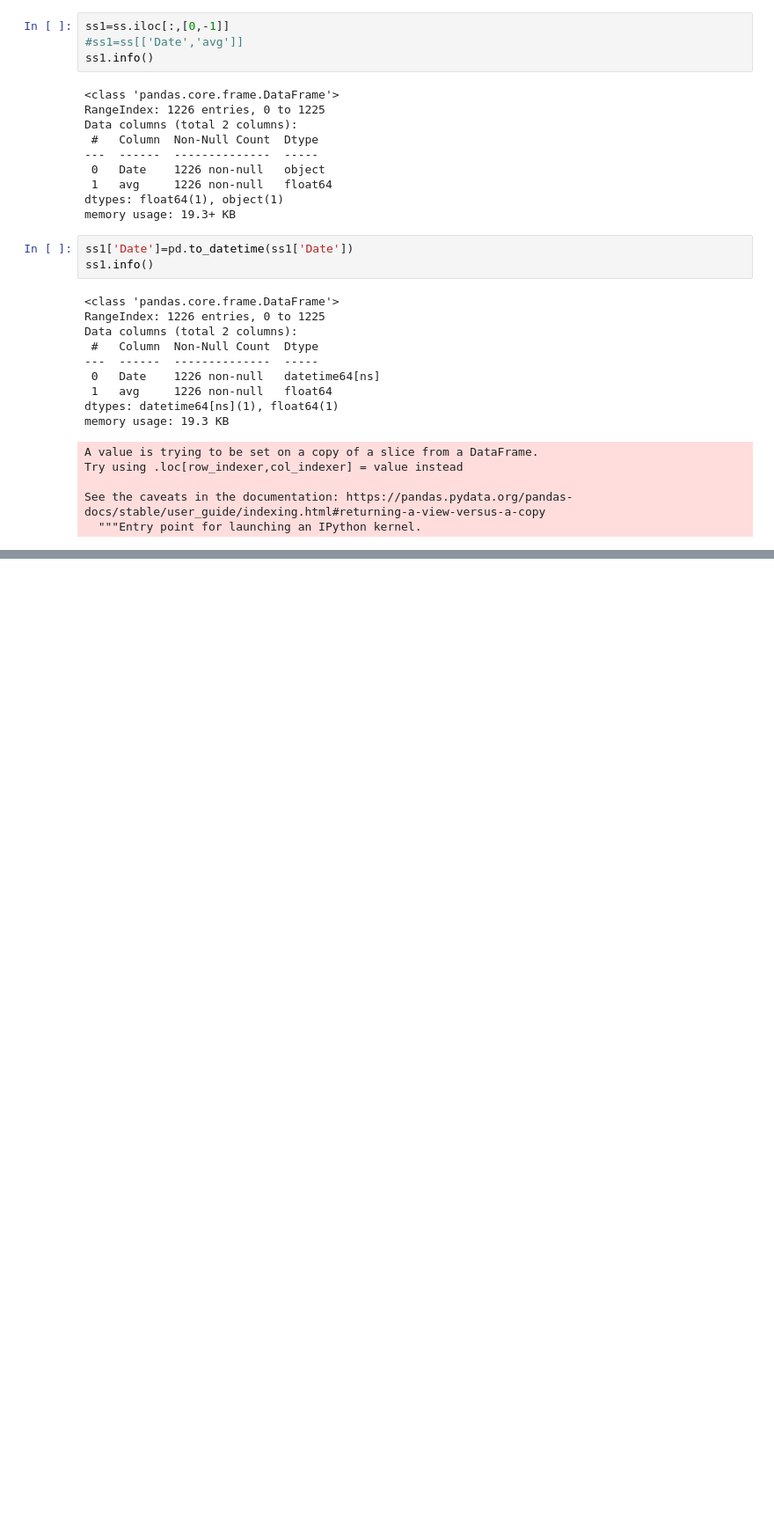
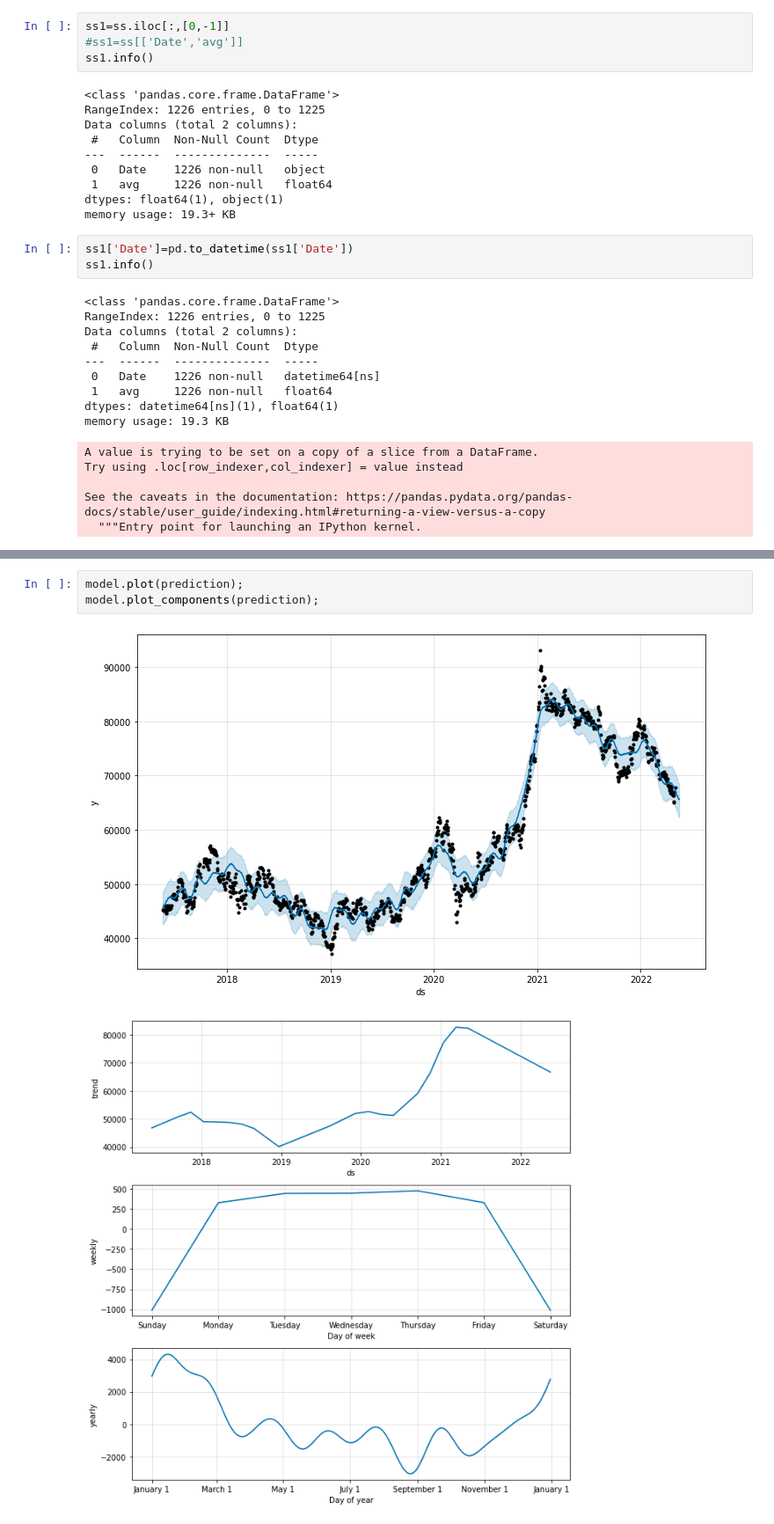
Before and after one commit to koreabao/public_data, a Jupyter notebook: 주가예측.ipynb, the cells around one changed output, grey strips where cells are left out. Shown at 88% size. Cells and saved outputs as stored; diff of their text form; blank space fills up the shorter version.

```diff
--- a/주가예측.ipynb
+++ b/주가예측.ipynb
@@ -73,0 +157,6 @@ ss1.columns = ['ds','y']
+# %%
+model.plot(prediction);
+model.plot_components(prediction);
+# %% [output]
+[figure, added]
+[figure, added]
```
Also changed, not shown: parts of 8 cells of this notebook.
